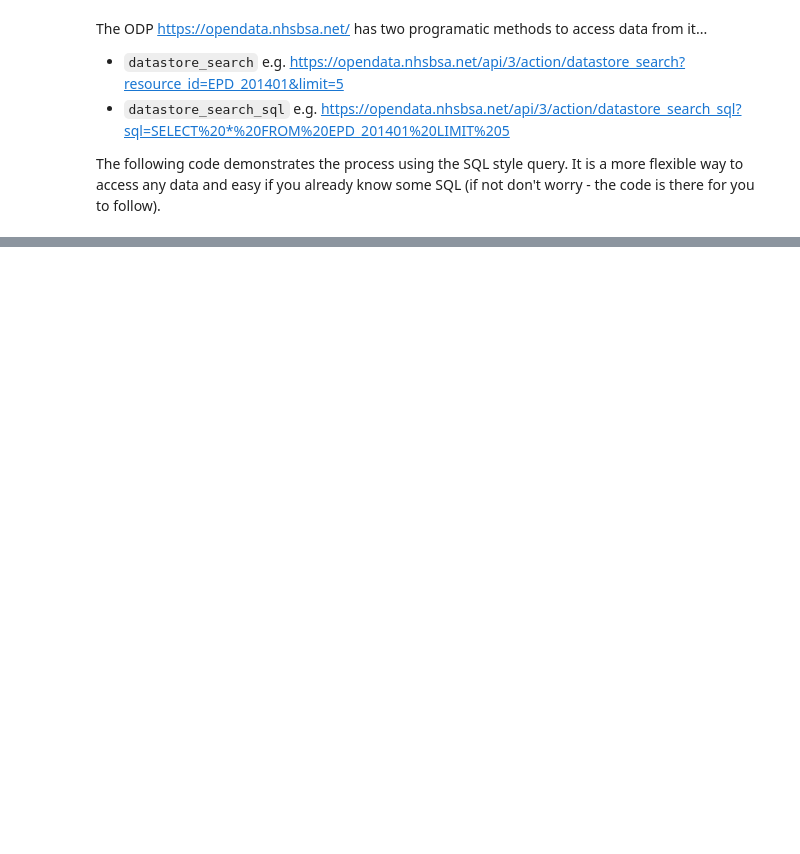
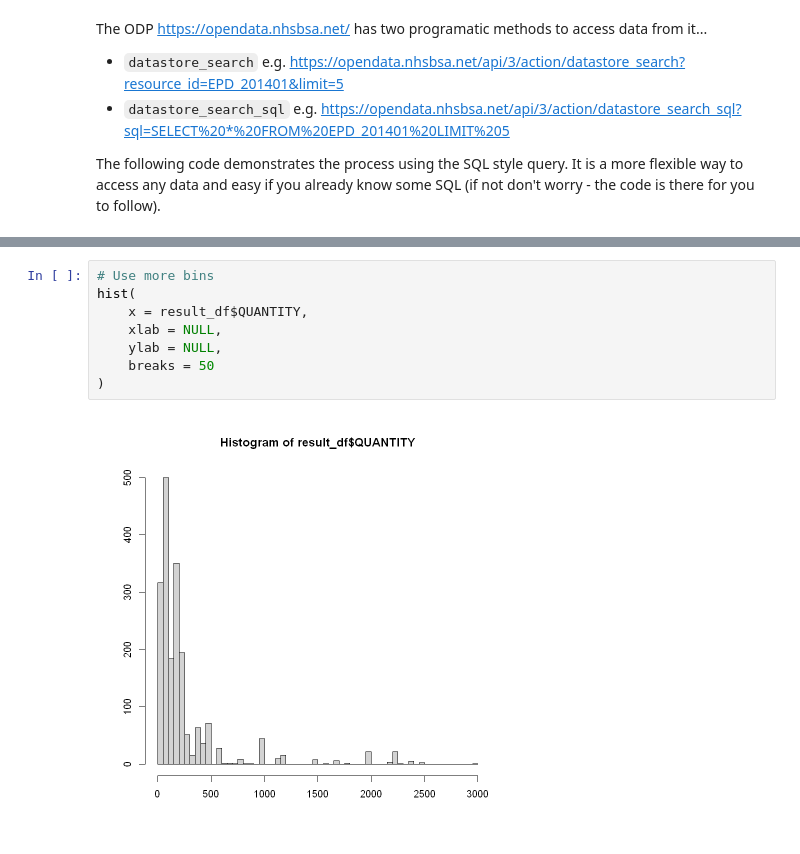
Before and after one commit to nhsbsa-data-analytics/coffee-and-coding, a Jupyter notebook: 2021-05-19 Get to grips with R and Python on our Open Data Portal/R.ipynb, the cells around one changed output, grey strips where cells are left out. Cells and saved outputs as stored; diff of their text form; blank space fills up the shorter version.

```diff
--- a/2021-05-19 Get to grips with R and Python on our Open Data Portal/R.ipynb
+++ b/2021-05-19 Get to grips with R and Python on our Open Data Portal/R.ipynb
@@ -75,0 +62,10 @@ Now recreate the previous graph but for 'oral suspension' instead of 'tablet'
+# %%
+# Use more bins
+hist(
+    x = result_df$QUANTITY,
+    xlab = NULL,
+    ylab = NULL,
+    breaks = 50
+)
+# %% [output]
+[figure, added]
```
Also changed, not shown: parts of 23 cells of this notebook, 5 other files.
